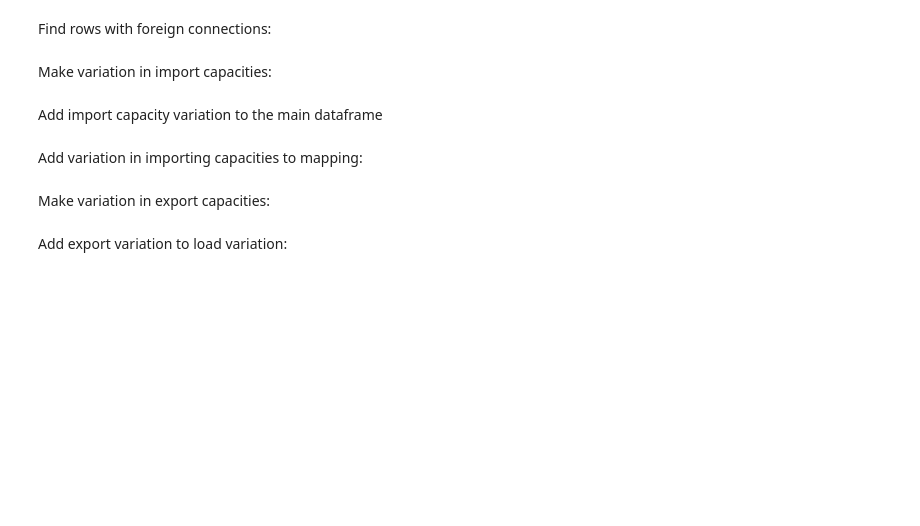
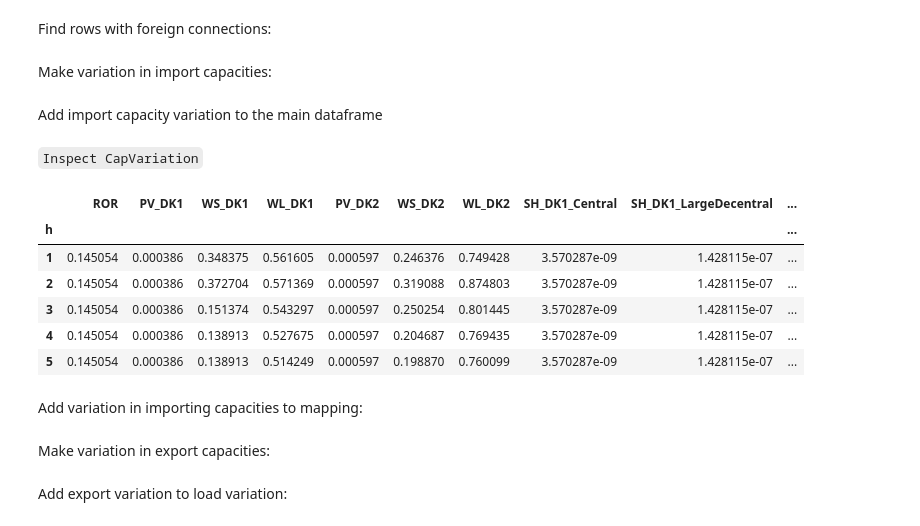
Before and after one commit to marcherger/EnergyEconGroupWork, a Jupyter notebook: DownloadDataForDK/D_MakeModelData.ipynb, the cells around one changed output. Saved outputs shown, nothing was run; the diff lists cells and outputs as text; code cells hidden in the pictures; blank space fills up the shorter version.

```diff
--- a/DownloadDataForDK/D_MakeModelData.ipynb
+++ b/DownloadDataForDK/D_MakeModelData.ipynb
@@ -96,7 +123,7 @@ MWP_E[c_E_doms] = 1000
 # %% [markdown]
 Get supply:
 # %%
-df_supply = pd.read_pickle(os.path.join(data_dir,'IntermittentSupply_DK1DK2_2022')).replace({'hvt':{'Solar':'PV','WindOffshore':'WS','WindOnshore':'WL'}})
+df_supply = pd.read_pickle(os.path.join(data_dir,'IntermittentSupply_DK1DK2_2019')).replace({'hvt':{'Solar':'PV','WindOffshore':'WS','WindOnshore':'WL'}})
 # %% [markdown]
 Estimate hourly variation in supply:
 # %%
@@ -152,5 +191,5 @@ CapVariation = pd.concat([d_y[hvt] for hvt in d_y.keys()],axis=1)
 # %% [markdown]
 Get capacities:
 # %%
-df_plant = pd.read_pickle(os.path.join(data_dir,'PlantData_DK_2022'))
+df_plant = pd.read_pickle(os.path.join(data_dir,'PlantData_DK_2023'))
 df_int = df_plant.loc[df_plant['tech'].isin(['PV','SH','WL','WS','ROR']),['id','g_E','g_H','tech','GeneratingCapacity_E','GeneratingCapacity_H','Generation_E','Generation_H']].rename(columns={'tech':'hvt'})
@@ -244,7 +364,7 @@ Load_H.index = ['c_'+x for x in Load_H.index]
 # %% [markdown]
 Get hourly variations:
 # %%
-file_path = os.path.join(data_dir,'TransmissionCapacities_DK_2022')
+file_path = os.path.join(data_dir,'TransmissionCapacities_DK_2019')
 df_ntc = pd.read_pickle(file_path)
 # %% [markdown]
 Melt dataframe:
@@ -257,7 +388,7 @@ df_ntc = pd.concat([
 # %% [markdown]
 Get maximum capacity:
 # %%
-df_ttc = pd.read_pickle(os.path.join(data_dir,'TTC_DK_2022')).replace({'NOS':'NO2'})
+df_ttc = pd.read_pickle(os.path.join(data_dir,'TTC_DK_2023')).replace({'NOS':'NO2'})
 # %% [markdown]
 Add hourly variations:
 # %%
@@ -285,6 +427,18 @@ df_M2 = df_M.set_index(['h','hvt'])['CapVariation'].unstack('hvt').rename_axis(N
 Add import capacity variation to the main dataframe
 # %%
 CapVariation = pd.concat([CapVariation,df_M2],axis=1)
+# %% [markdown]
+`Inspect CapVariation`
+# %%
+CapVariation.head()
+# %% [output]
+|  | ROR | PV_DK1 | WS_DK1 | WL_DK1 | PV_DK2 | WS_DK2 | WL_DK2 | SH_DK1_Central | SH_DK1_LargeDecentral | ... |
+| h |  |  |  |  |  |  |  |  |  | ... |
+| 1 | 0.145054 | 0.000386 | 0.348375 | 0.561605 | 0.000597 | 0.246376 | 0.749428 | 3.570287e-09 | 1.428115e-07 | ... |
+| 2 | 0.145054 | 0.000386 | 0.372704 | 0.571369 | 0.000597 | 0.319088 | 0.874803 | 3.570287e-09 | 1.428115e-07 | ... |
+| 3 | 0.145054 | 0.000386 | 0.151374 | 0.543297 | 0.000597 | 0.250254 | 0.801445 | 3.570287e-09 | 1.428115e-07 | ... |
+| 4 | 0.145054 | 0.000386 | 0.138913 | 0.527675 | 0.000597 | 0.204687 | 0.769435 | 3.570287e-09 | 1.428115e-07 | ... |
+| 5 | 0.145054 | 0.000386 | 0.138913 | 0.514249 | 0.000597 | 0.198870 | 0.760099 | 3.570287e-09 | 1.428115e-07 | ... |
 # %% [markdown]
 Add variation in importing capacities to mapping:
 # %%
```
Also changed, not shown: parts of 43 cells of this notebook, 1 other file.
